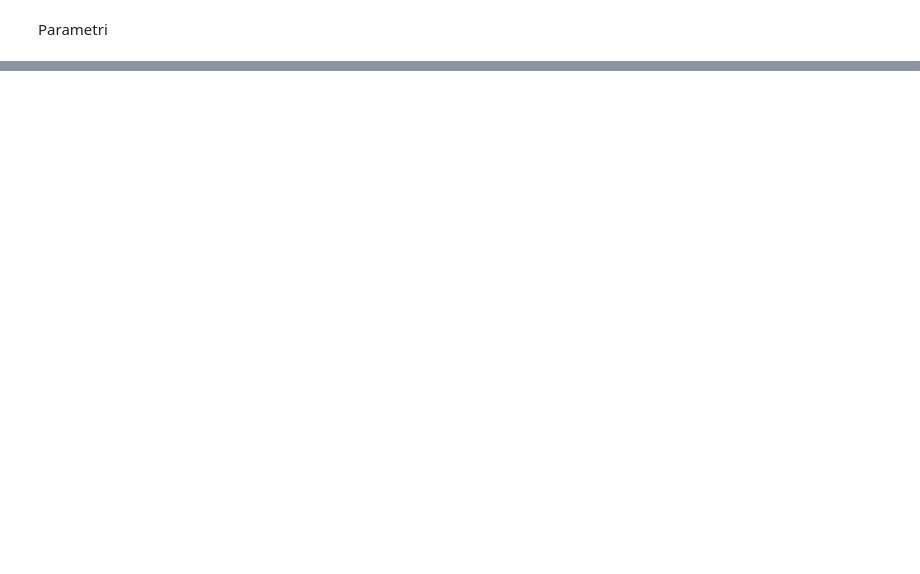
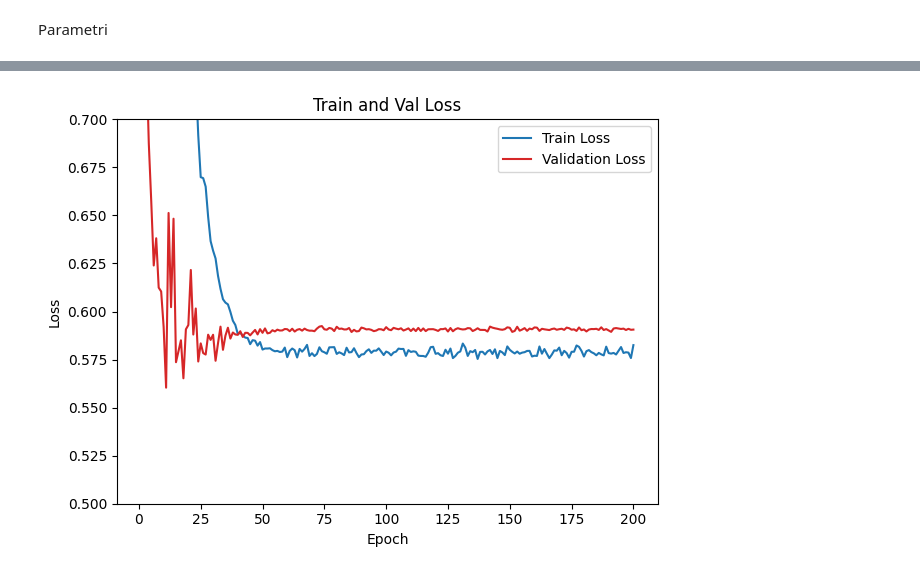
Before and after one commit to pizoz/Thesis, a Jupyter notebook: train.ipynb, the cells around one changed output, grey strips where cells are left out. Drawn from its saved outputs; the diff is of its cells as text; code cells hidden in the pictures; blank space fills up the shorter version.

```diff
--- a/train.ipynb
+++ b/train.ipynb
@@ -38,6 +38,7 @@ def train_loop(dataloader, model, loss_fn, optimizer, device, l1_lambda=1e-5):
         pred = model(X)
 
         bce_loss = loss_fn(pred, y).mean()
+
         l1_norm = sum(p.abs().sum() for p in model.parameters())
         loss = bce_loss + l1_lambda * l1_norm
 
@@ -73,22 +74,22 @@ def test_loop(dataloader, model, loss_fn, device,val = False):
 
     targets = all_targets.int().numpy()
 
-    for threshold in np.arange(0.1, 1.0, 0.1):
-        print(f"\n==== Threshold: {threshold:.1f} ====")
-        predicted = (probabilities > threshold).int().numpy()
+    # for threshold in np.arange(0.1, 1.0, 0.1):
+    #     print(f"\n==== Threshold: {threshold:.1f} ====")
+    #     predicted = (probabilities > threshold).int().numpy()
 
-        cm = confusion_matrix(targets, predicted)
-        print("Confusion Matrix:")
-        print(cm)
+    #     cm = confusion_matrix(targets, predicted)
+    #     print("Confusion Matrix:")
+    #     print(cm)
 
-        report = classification_report(targets, predicted, digits=4, zero_division=0)
-        print("Classification Report:")
-        print(report)
+    #     report = classification_report(targets, predicted, digits=4, zero_division=0)
+    #     print("Classification Report:")
+    #     print(report)
     if val:
         RocCurveDisplay.from_predictions(all_targets, probabilities, name="ROC Curve")
         plt.plot([0, 1], [0, 1], linestyle='--', color='gray')
         plt.title('ROC Curve')
-        plt.savefig('roc_curve_ADAM_L1_95.png')
+        plt.savefig('roc_curve_RETE_FINALE_5_LR_PLATEAU.png')
         plt.show()
     return total_loss / len(dataloader)
 # %% [markdown]
@@ -254,2 +248,19 @@ Final Test Loss: 1.0827
 Saved model
 Training Completed!
+# %%
+print(f"Final Test Loss: {test_loss:.4f}")
+
+fig, ax = plt.subplots()
+
+ax.plot(range(1, len(train_losses) + 1), train_losses, label="Train Loss", color='tab:blue')
+ax.plot(range(1, len(val_losses) + 1), val_losses, label="Validation Loss", color='tab:red')
+
+ax.set_xlabel("Epoch")
+ax.set_ylabel("Loss")
+ax.legend()
+plt.ylim(0.5, 0.7)
+plt.title(f"Train and Val Loss")
+plt.tight_layout()
+plt.savefig(f"train_val_loss_RETE_FINALE_5_LR_PLATEAU_ZOOMED.png")
+plt.show()
+# %% [output]
@@ -255,0 +268 @@ Training Completed!
+[figure, added]
```
Also changed, not shown: parts of 10 cells of this notebook, 35 other files.
